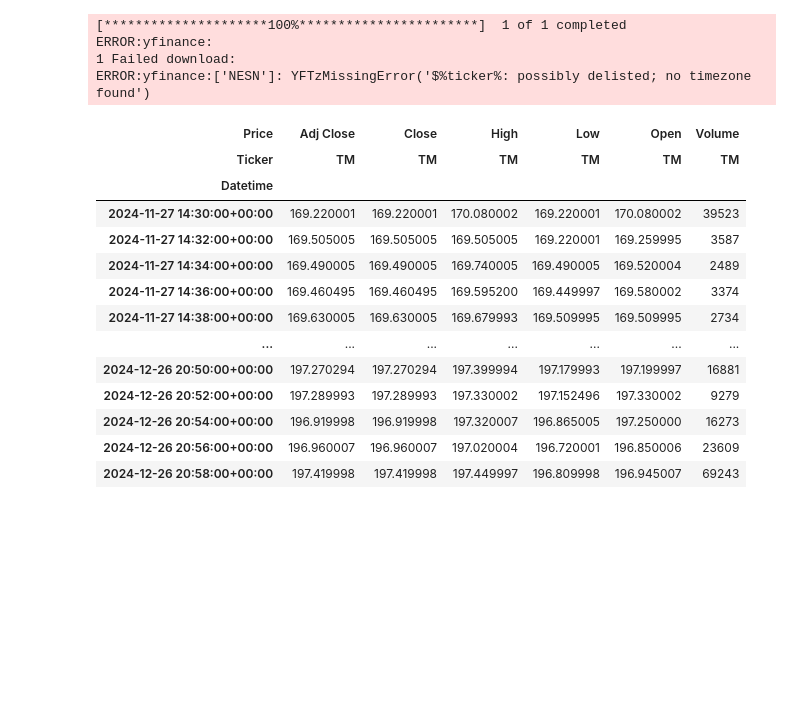
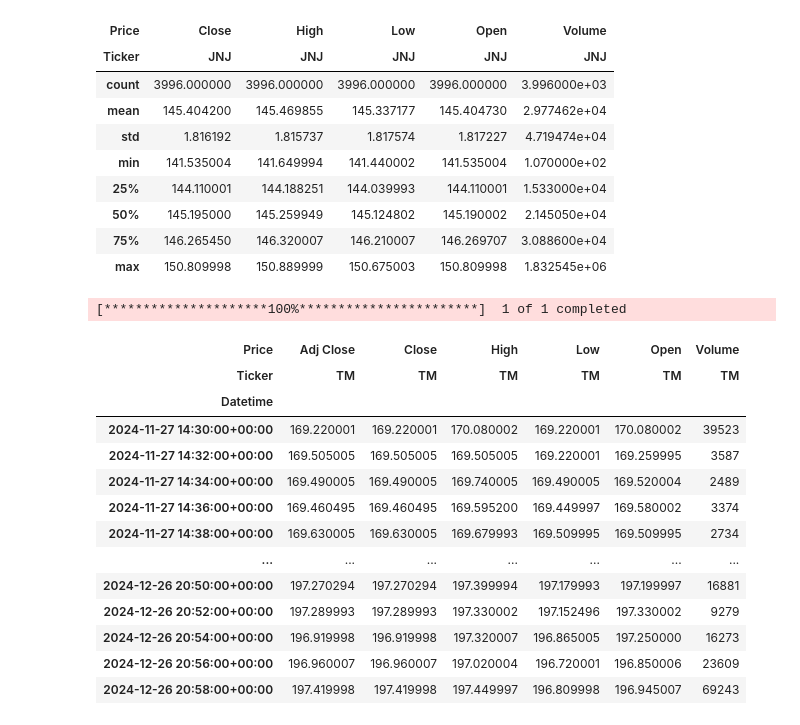
Before and after one commit to surak-alf/STOCK, a Jupyter notebook: notebooks/JNJ_SHORT.ipynb, the cells around one changed output. Drawn from its saved outputs; the diff is of its cells as text; code cells hidden in the pictures; blank space fills up the shorter version.

```diff
--- a/notebooks/NESN_LONG.ipynb
+++ b/notebooks/JNJ_SHORT.ipynb
@@ -36,17 +64,25 @@ nesn_long_data.info
 # %%
-nesn_long_data.describe()
+jnj_short_data.describe()
+# %% [output]
+| Price | Close | High | Low | Open | Volume |
+| Ticker | JNJ | JNJ | JNJ | JNJ | JNJ |
+| count | 3996.000000 | 3996.000000 | 3996.000000 | 3996.000000 | 3.996000e+03 |
+| mean | 145.404200 | 145.469855 | 145.337177 | 145.404730 | 2.977462e+04 |
+| std | 1.816192 | 1.815737 | 1.817574 | 1.817227 | 4.719474e+04 |
+| min | 141.535004 | 141.649994 | 141.440002 | 141.535004 | 1.070000e+02 |
+| 25% | 144.110001 | 144.188251 | 144.039993 | 144.110001 | 1.533000e+04 |
+| 50% | 145.195000 | 145.259949 | 145.124802 | 145.190002 | 2.145050e+04 |
+| 75% | 146.265450 | 146.320007 | 146.210007 | 146.269707 | 3.088600e+04 |
+| max | 150.809998 | 150.889999 | 150.675003 | 150.809998 | 1.832545e+06 |
 # %%
 # Downloading NESN data for the past month with 2-minute intervals
 data = yf.download(
-    tickers=['NESN'],
-    period="max",
-    interval="1d"
+    tickers=['NSEN'],
+    period="1mo",
+    interval="2m"
 )
 # %% [output]
 [*********************100%***********************]  1 of 1 completed
-ERROR:yfinance:
-1 Failed download:
-ERROR:yfinance:['NESN']: YFTzMissingError('$%ticker%: possibly delisted; no timezone found')
 # %%
 data
 # %% [output]
```
Also changed, not shown: parts of 6 cells of this notebook, 5 other files.
